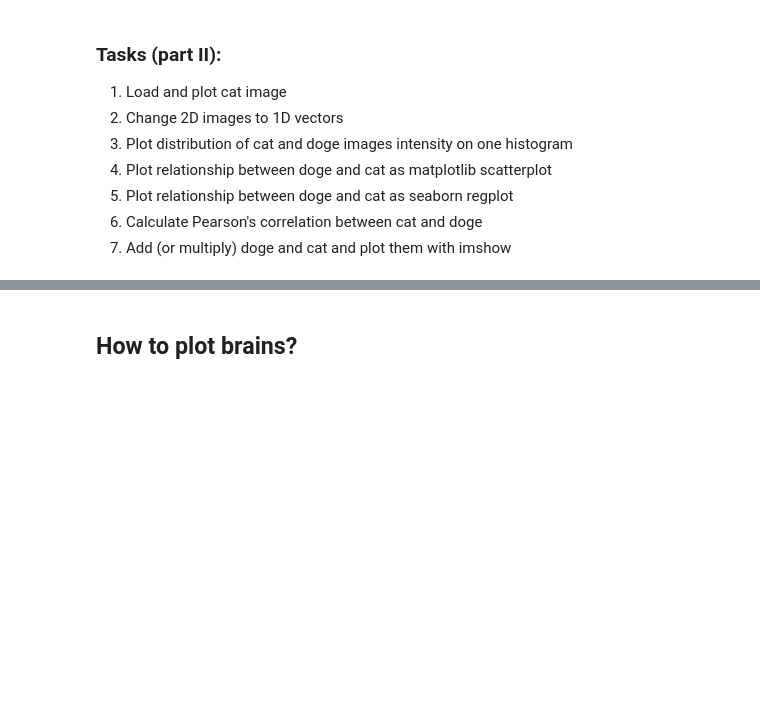
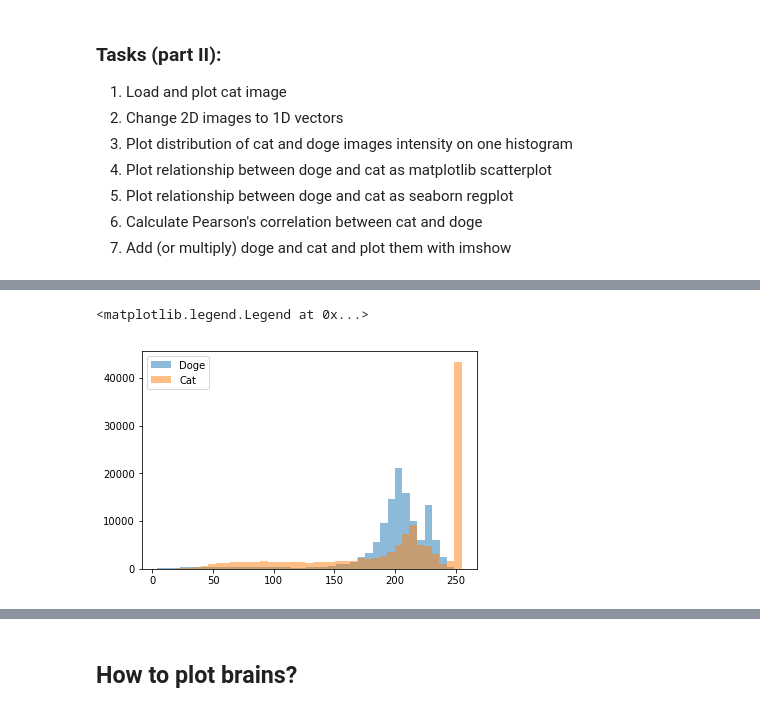
Before and after one commit to kfinc/brainhack-torun, a Jupyter notebook: 01-reading_and_plotting_fmri.ipynb, the cells around one changed output, grey strips where cells are left out. Drawn from its saved outputs; the diff is of its cells as text; code cells hidden in the pictures; blank space fills up the shorter version.

```diff
--- a/01-reading_and_plotting_fmri.ipynb
+++ b/01-reading_and_plotting_fmri.ipynb
@@ -41,4 +80,10 @@ RGB - three channels (R - red, G - green, B - blue). A channel inis the grayscal
 # %%
 # Plot distribution of cat and doge images intensity on one histogram
+plt.hist(doge_flat, bins=40, alpha=0.5)
+plt.hist(cat_flat, bins=40, alpha=0.5)
+plt.legend(['Doge', 'Cat'])
+# %% [output]
+<matplotlib.legend.Legend at 0x...>
+[figure, added]
 # %%
 # Plot relationship between doge and cat as matplotlib scatterplot
```
Also changed, not shown: parts of 29 cells of this notebook, 1 other file.
